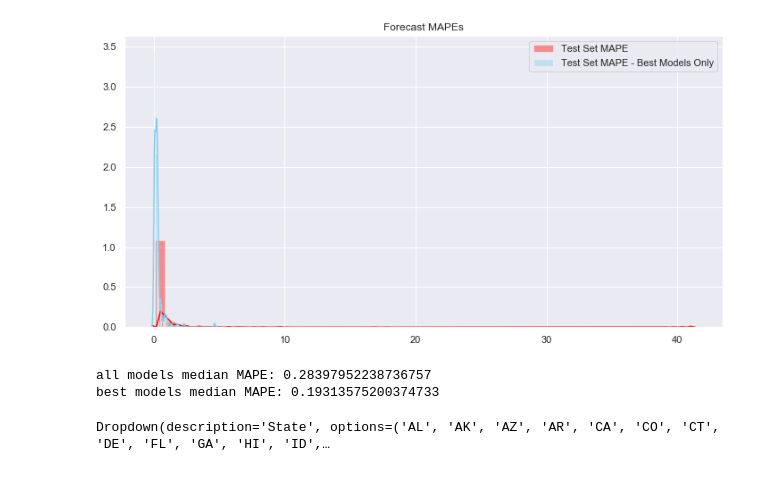
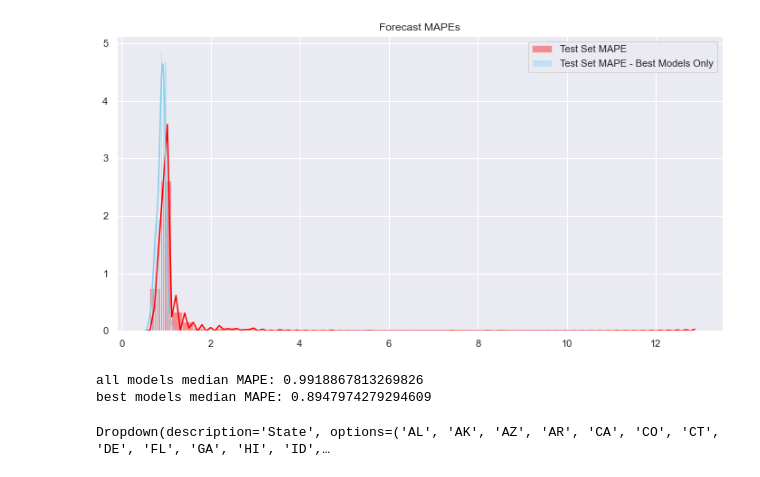
Before and after one commit to mikekeith52/AllStatesForecast, a Jupyter notebook: forecast.ipynb, the cells around one changed output. Saved outputs shown, nothing was run; the diff lists cells and outputs as text; code cells hidden in the pictures.

Commit message:
Updates
added stationarity to the economic indicator forecasts

```diff
--- a/forecast.ipynb
+++ b/forecast.ipynb
@@ -229,23 +211,24 @@ with open('forecast_info.csv','w') as f:
 
 forecast_info = pd.read_csv('forecast_info.csv',sep=';')
 # %%
-forecast_info_best = forecast_info.loc[(forecast_info['is_best_model'] == 1)]
+forecast_info1 = forecast_info.replace([np.inf, -np.inf], np.nan).dropna()
+forecast_info2 = forecast_info1.loc[(forecast_info1['is_best_model'] == 1)]
 
 sns.set(rc={'figure.figsize':(12,6)})
-sns.distplot(forecast_info['mape'], color='red', label='Test Set MAPE')
-sns.distplot(forecast_info_best['mape'], color='skyblue', label='Test Set MAPE - Best Models Only')
+sns.distplot(forecast_info1['mape'], color='red', label='Test Set MAPE')
+sns.distplot(forecast_info2['mape'], color='skyblue', label='Test Set MAPE - Best Models Only')
 plt.xlabel('')
 plt.title('Forecast MAPEs')
 plt.legend()
 plt.show()
 # %% [output]
-[figure, old version]
+[figure, new version]
 # %%
-print('all models median MAPE:',forecast_info['mape'].median())
-print('best models median MAPE:',forecast_info_best['mape'].median())
+print('all models median MAPE:',forecast_info1['mape'].median())
+print('best models median MAPE:',forecast_info2['mape'].median())
 # %% [output]
-all models median MAPE: 0.28397952238736757
-best models median MAPE: 0.19313575200374733
+all models median MAPE: 0.9918867813269826
+best models median MAPE: 0.8947974279294609
 # %%
 visualize()
 # %% [output]
```
Also changed, not shown: parts of 2 cells of this notebook, 9 other files.
